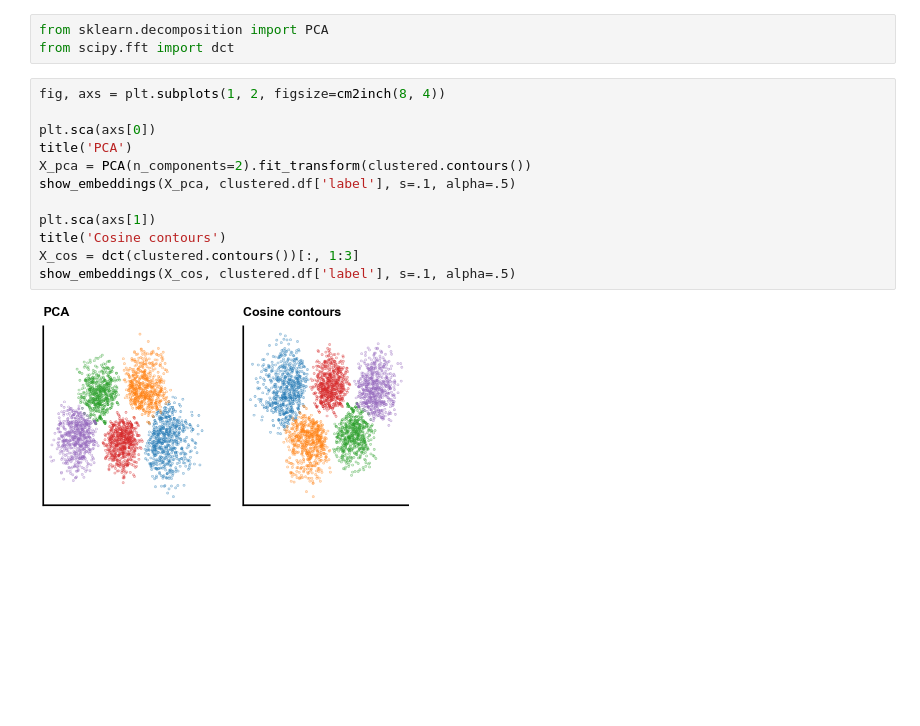
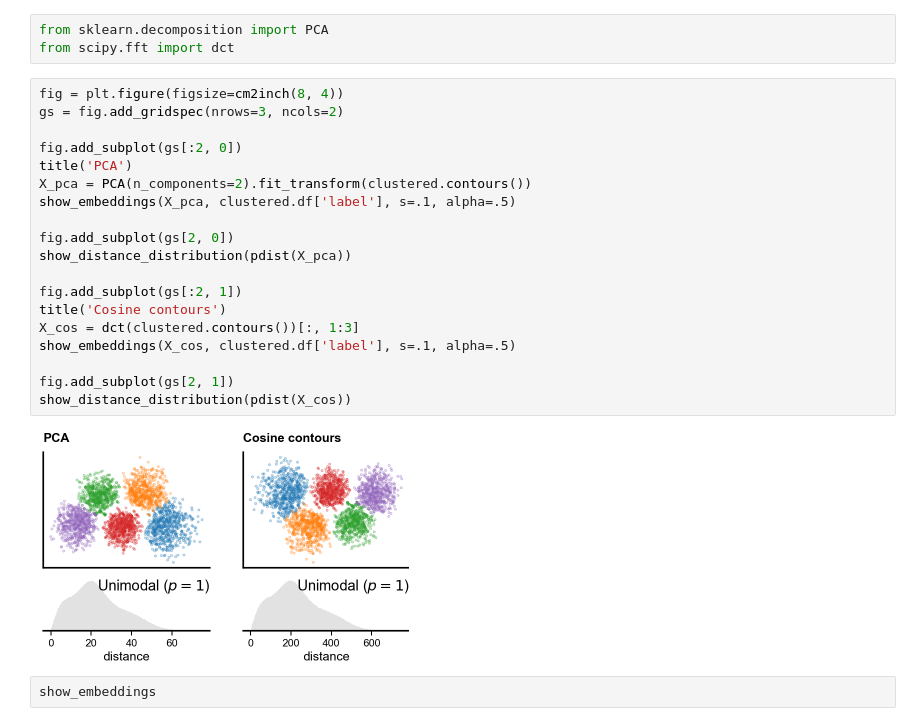
Before and after one commit to bacor/shapes-of-music, a Jupyter notebook: clean_notebooks/Dip dist test synthetic data.ipynb, the cells around one changed output. Drawn from its saved outputs; the diff is of its cells as text; blank space fills up the shorter version.

```diff
--- a/clean_notebooks/Dip dist test synthetic data.ipynb
+++ b/clean_notebooks/Dip dist test synthetic data.ipynb
@@ -171,16 +185,25 @@ plt.savefig('../figures/fig-synthetic/clustered-embeddings.pdf')
 from sklearn.decomposition import PCA
 from scipy.fft import dct
 # %%
-fig, axs = plt.subplots(1, 2, figsize=cm2inch(8, 4))
+fig = plt.figure(figsize=cm2inch(8, 4))
+gs = fig.add_gridspec(nrows=3, ncols=2)
 
-plt.sca(axs[0])
+fig.add_subplot(gs[:2, 0])
 title('PCA')
 X_pca = PCA(n_components=2).fit_transform(clustered.contours())
 show_embeddings(X_pca, clustered.df['label'], s=.1, alpha=.5)
 
-plt.sca(axs[1])
+fig.add_subplot(gs[2, 0])
+show_distance_distribution(pdist(X_pca))
+
+fig.add_subplot(gs[:2, 1])
 title('Cosine contours')
 X_cos = dct(clustered.contours())[:, 1:3]
 show_embeddings(X_cos, clustered.df['label'], s=.1, alpha=.5)
+
+fig.add_subplot(gs[2, 1])
+show_distance_distribution(pdist(X_cos))
 # %% [output]
-[figure, old version]
+[figure, new version]
+# %%
+show_embeddings
```
Also changed, not shown: parts of 5 cells of this notebook, 3 other files.
